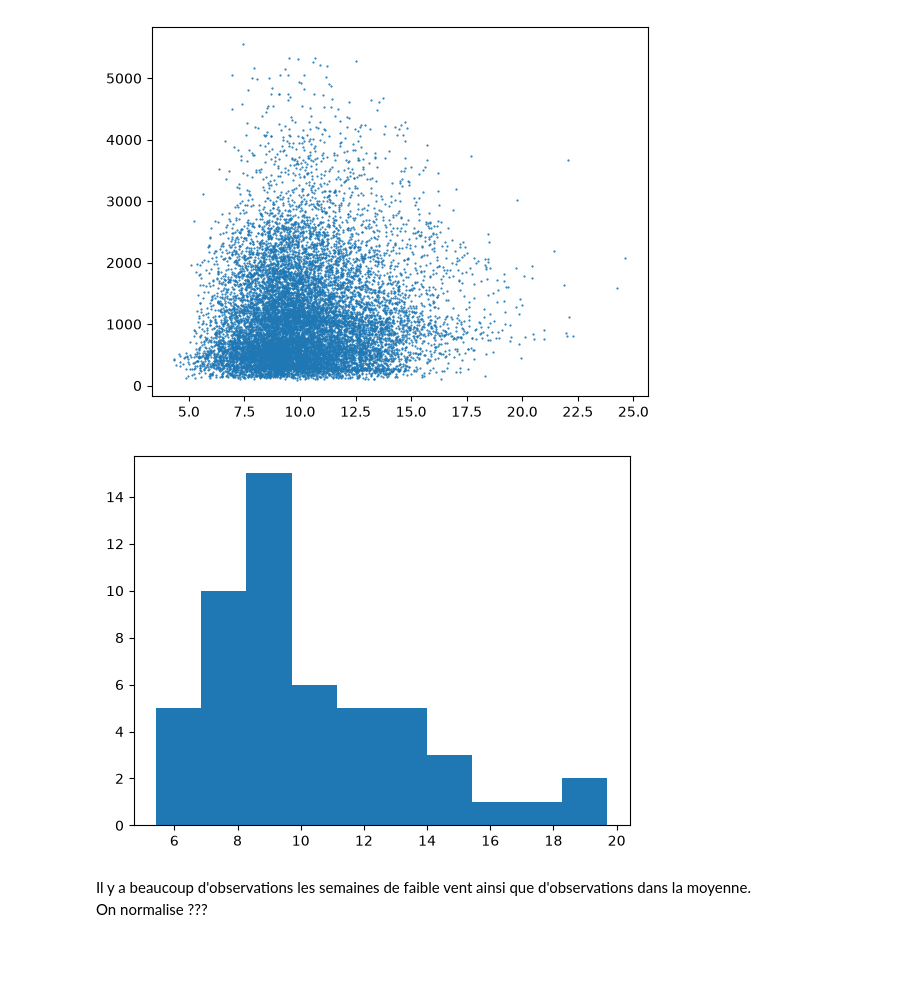
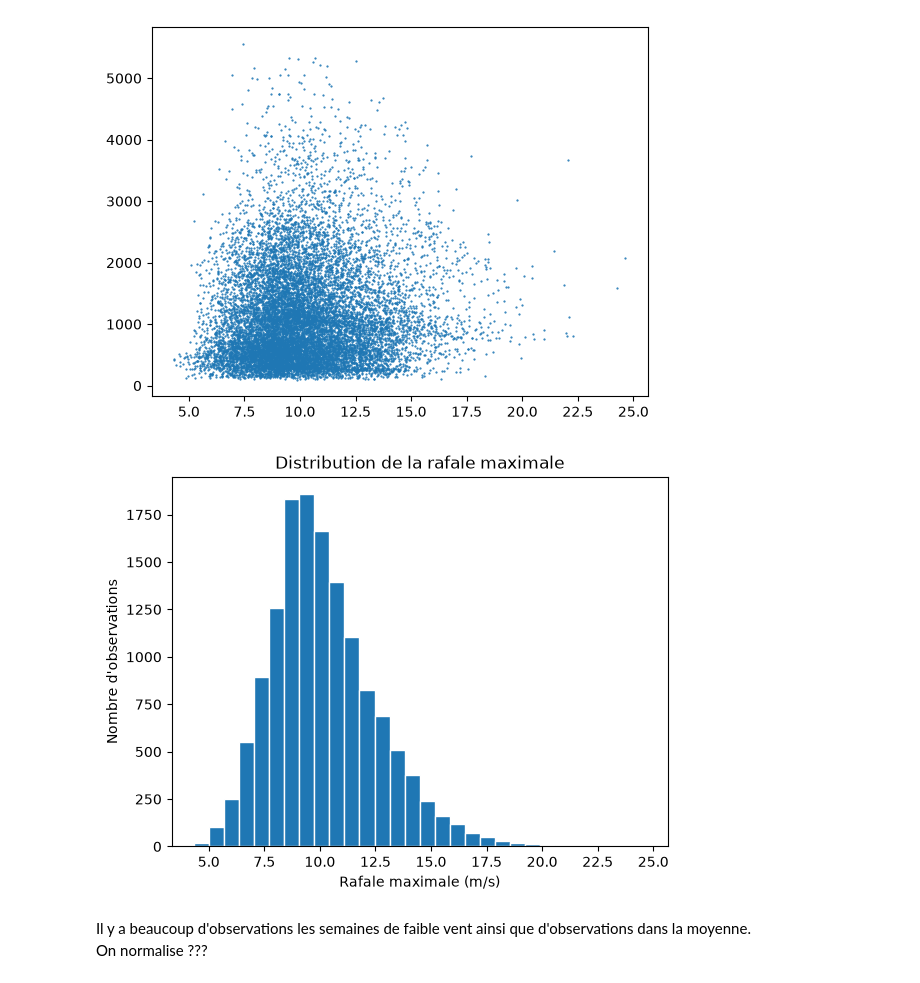
Before and after one commit to jadevalade2/projet_python_datascience_2AS1, a Jupyter notebook: rapport.ipynb, the cells around one changed output. Drawn from its saved outputs; the diff is of its cells as text; code cells hidden in the pictures; blank space fills up the shorter version.

```diff
--- a/rapport.ipynb
+++ b/rapport.ipynb
@@ -394,12 +407,15 @@ plt.show()
 # %%
 ### Note : graphique à comparer avec les moyennes de vent
 
-x = ventCrime["rafale_max_ms"]
+x = ventBobos["rafale_max_ms"]
 
-plt.hist(x)
+plt.hist(x, bins=30, edgecolor="white")
+plt.title("Distribution de la rafale maximale")
+plt.xlabel("Rafale maximale (m/s)")
+plt.ylabel("Nombre d'observations")
 plt.show()
 # %% [output]
-[figure, old version]
+[figure, new version]
 # %% [markdown]
 Il y a beaucoup d'observations les semaines de faible vent ainsi que d'observations dans la moyenne.\
 On normalise ???
```
Also changed, not shown: parts of 3 cells of this notebook.
